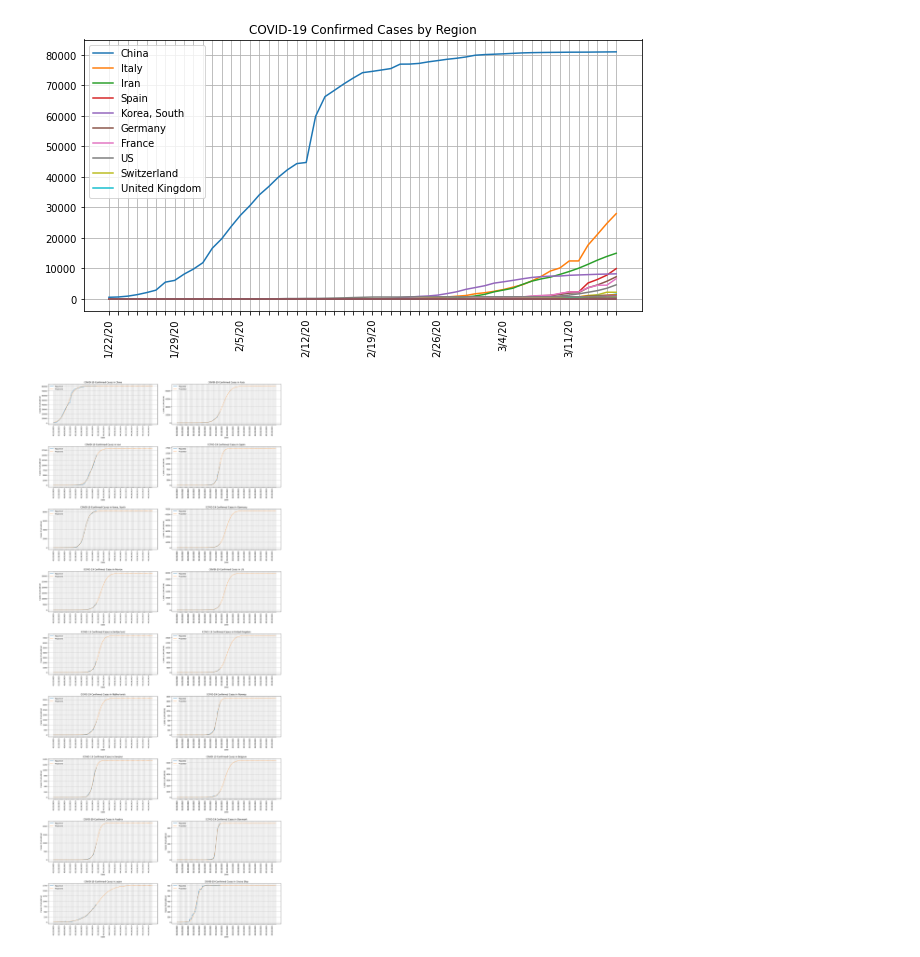
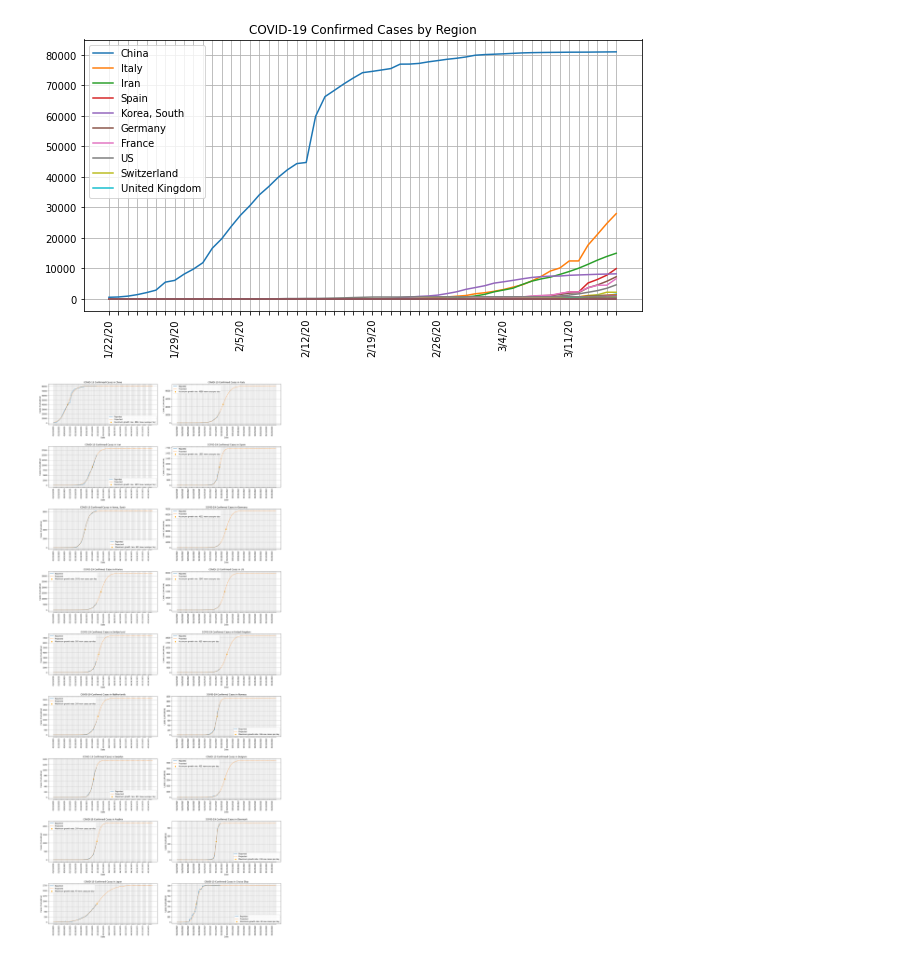
Before and after one commit to hinsley/colabs, a Jupyter notebook: Coronavirus_Projections.ipynb, the cells around one changed output. Drawn from its saved outputs; the diff is of its cells as text; code cells hidden in the pictures.

Commit message:
Add inflection point denotation with legend

```diff
--- a/Coronavirus_Projections.ipynb
+++ b/Coronavirus_Projections.ipynb
@@ -263,7 +263,7 @@ import pandas as pd
 
 ts_confirmed_df = pd.read_csv("https://raw.githubusercontent.com/CSSEGISandData/COVID-19/master/csse_covid_19_data/csse_covid_19_time_series/time_series_19-covid-Confirmed.csv")
 
-ts_only_confirmed_df = ts_confirmed_df.drop(["Lat", "Long"], axis=1).groupby("Country/Region").sum().sort_values(list(ts_only_confirmed_df)[-1], ascending=False)
+ts_only_confirmed_df = ts_confirmed_df.drop(["Lat", "Long"], axis=1).groupby("Country/Region").sum().sort_values(list(ts_confirmed_df)[-1], ascending=False)
 
 
 plt.figure(figsize=(10, 5))
@@ -327,31 +327,33 @@ for region in ts_plot_df.index:
       initial_guesses[1] = (initial_guesses[1] + 1) * 1.5
   curve = lambda x: sigmoid(x, *popt)
 
   days_to_plot = 125
 
   current_ax.plot([curve(x) for x in range(days_to_plot)], label="Projected", dashes=[2, 1])
+  inflection_y = max_daily_growth_rate(*popt)
+  current_ax.scatter(x=popt[0], y=sigmoid(popt[0], *popt), label=f"Maximum growth rate: {inflection_y} new cases per day", color="orange")
 
   plt.setp(current_ax.get_xmajorticklabels(), rotation=90)
 
 
 
 
   day_zero = datetime(2020, 1, 22, 0, 0)
 
   current_ax.set_xticks(range(days_to_plot))
   current_ax.set_xticklabels([(day_zero + timedelta(days=x)).strftime("%m/%d/%Y") for x in range(days_to_plot)])
 
   i = 0
   for label in current_ax.get_xmajorticklabels():
     if i % 7 != 0:
       label.set_visible(False)
     i += 1
 
   current_ax.grid()
   current_ax.legend()
 
 fig.tight_layout(pad=3)
 
 plt.show()
 # %% [output]
-[figure, old version]
+[figure, new version]
```
